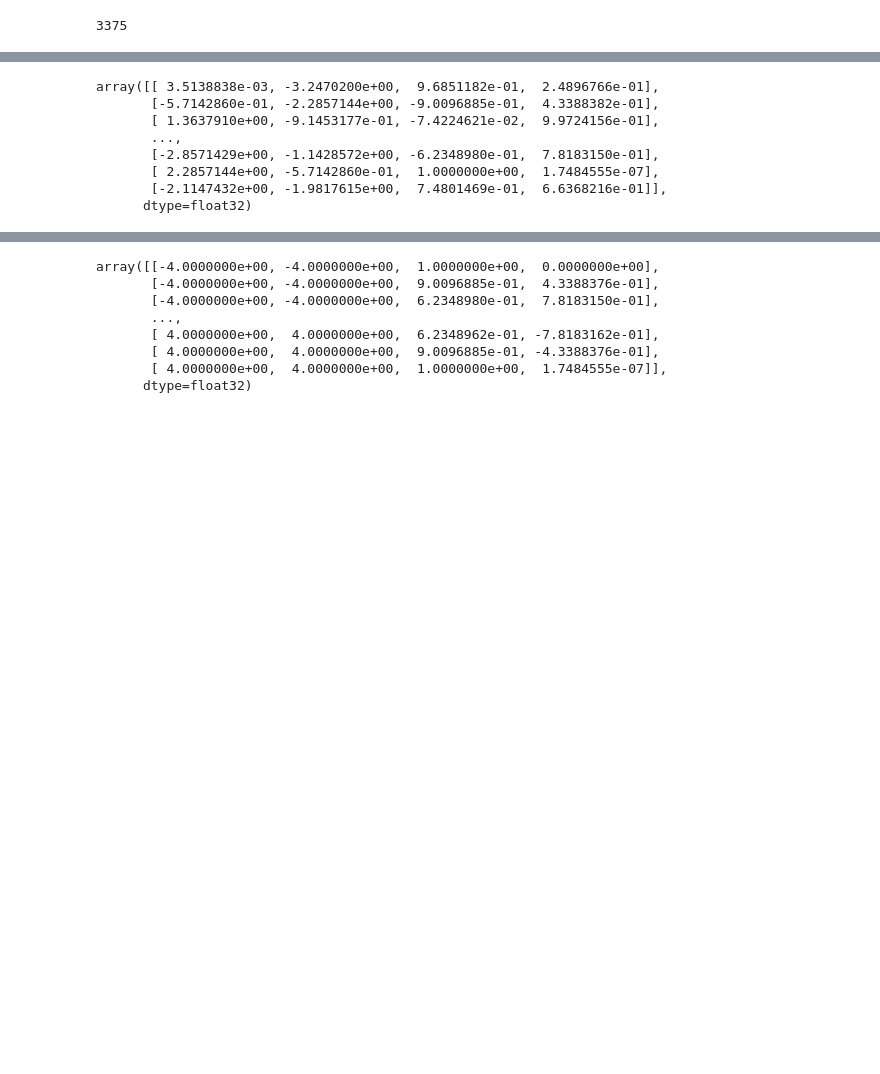
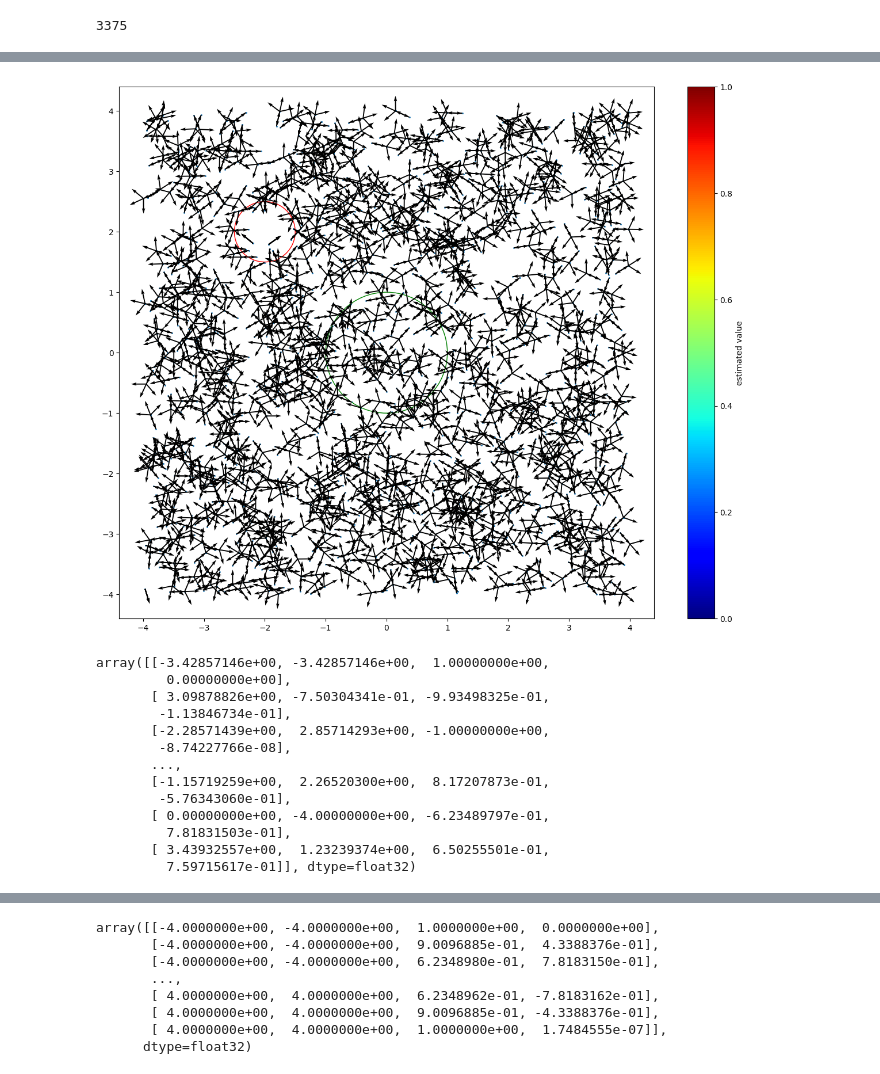
Before and after one commit to arjun-prakash/stackelberg-reach-avoid, a Jupyter notebook: gym_examples/src/cont_dubin.ipynb, the cells around one changed output, grey strips where cells are left out. Saved outputs shown, nothing was run; the diff lists cells and outputs as text; code cells hidden in the pictures; blank space fills up the shorter version.

```diff
--- a/gym_examples/src/cont_dubin.ipynb
+++ b/gym_examples/src/cont_dubin.ipynb
@@ -107,12 +125,23 @@ jax.local_device_count()
+# %%
+plot_surface(X_val, env)
+# %% [output]
+[figure, added]
 # %%
 X = np.array(list(map(lambda row: (row[0], row[1], np.cos(row[2]), np.sin(row[2])), X)))
+X_val = np.array(list(map(lambda row: (row[0], row[1], np.cos(row[2]), np.sin(row[2])), X_val)))
+
 X
 # %% [output]
-array([[ 3.5138838e-03, -3.2470200e+00,  9.6851182e-01,  2.4896766e-01],
-       [-5.7142860e-01, -2.2857144e+00, -9.0096885e-01,  4.3388382e-01],
-       [ 1.3637910e+00, -9.1453177e-01, -7.4224621e-02,  9.9724156e-01],
+array([[-3.42857146e+00, -3.42857146e+00,  1.00000000e+00,
+         0.00000000e+00],
+       [ 3.09878826e+00, -7.50304341e-01, -9.93498325e-01,
+        -1.13846734e-01],
+       [-2.28571439e+00,  2.85714293e+00, -1.00000000e+00,
+        -8.74227766e-08],
        ...,
-       [-2.8571429e+00, -1.1428572e+00, -6.2348980e-01,  7.8183150e-01],
-       [ 2.2857144e+00, -5.7142860e-01,  1.0000000e+00,  1.7484555e-07],
-       [-2.1147432e+00, -1.9817615e+00,  7.4801469e-01,  6.6368216e-01]],
-      dtype=float32)
+       [-1.15719259e+00,  2.26520300e+00,  8.17207873e-01,
+        -5.76343060e-01],
+       [ 0.00000000e+00, -4.00000000e+00, -6.23489797e-01,
+         7.81831503e-01],
+       [ 3.43932557e+00,  1.23239374e+00,  6.50255501e-01,
+         7.59715617e-01]], dtype=float32)
```
Also changed, not shown: parts of 22 cells of this notebook, 5 other files.
